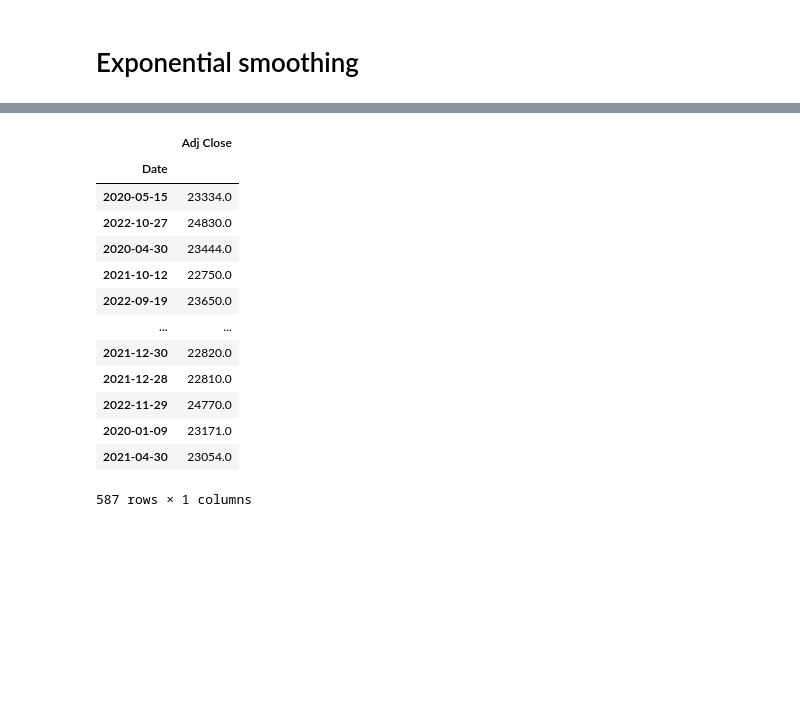
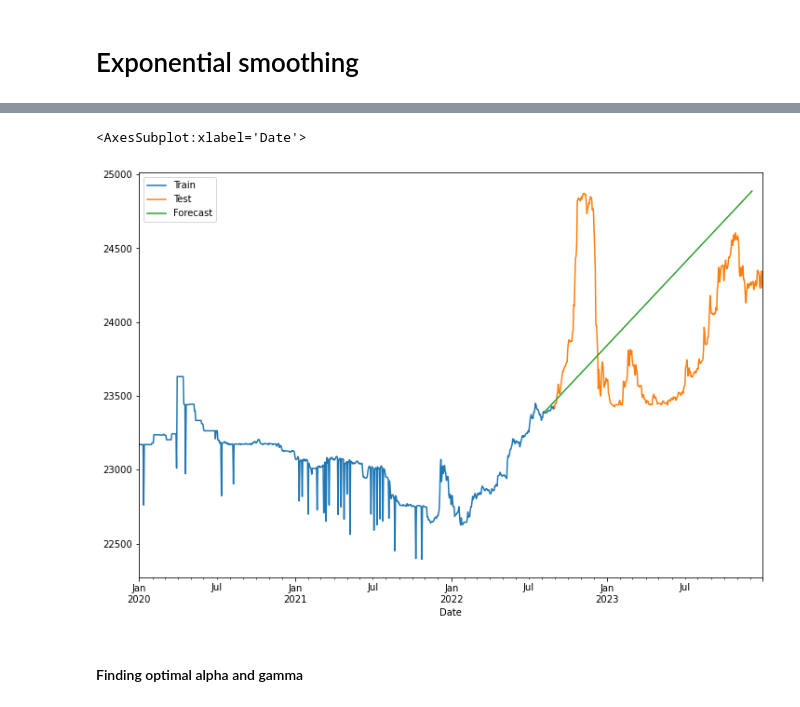
Before and after one commit to czarhirah/Econometrics, a Jupyter notebook: Zah/Exp Smoothing v1.ipynb, the cells around one changed output, grey strips where cells are left out. Saved outputs shown, nothing was run; the diff lists cells and outputs as text; code cells hidden in the pictures; blank space fills up the shorter version.

```diff
--- a/Zah/Exp Smoothing v1.ipynb
+++ b/Zah/Exp Smoothing v1.ipynb
@@ -56,17 +47,13 @@ test_df['Adj Close'].plot(legend=True, label='Test', figsize = (12,8))
-# %%
-train_df
-# %% [output]
-|  | Adj Close |
-| Date |  |
-| 2020-05-15 | 23334.0 |
-| 2022-10-27 | 24830.0 |
-| 2020-04-30 | 23444.0 |
-| 2021-10-12 | 22750.0 |
-| 2022-09-19 | 23650.0 |
-| ... | ... |
-| 2021-12-30 | 22820.0 |
-| 2021-12-28 | 22810.0 |
-| 2022-11-29 | 24770.0 |
-| 2020-01-09 | 23171.0 |
-| 2021-04-30 | 23054.0 |
-587 rows × 1 columns
+# %%
+model = sm.tsa.ExponentialSmoothing(df_train['Adj Close'], trend='add', seasonal=None).fit().fittedvalues
+pred = fitted.forecast(steps=x)
+
+# Plot
+df_train['Adj Close'].plot(legend=True, label='Train')
+df_test['Adj Close'].plot(legend=True, label='Test', figsize = (12,8))
+pred.plot(legend=True, label='Forecast')
+# %% [output]
+<AxesSubplot:xlabel='Date'>
+[figure, added]
+# %% [markdown]
+#### Finding optimal alpha and gamma
```
Also changed, not shown: parts of 7 cells of this notebook.
